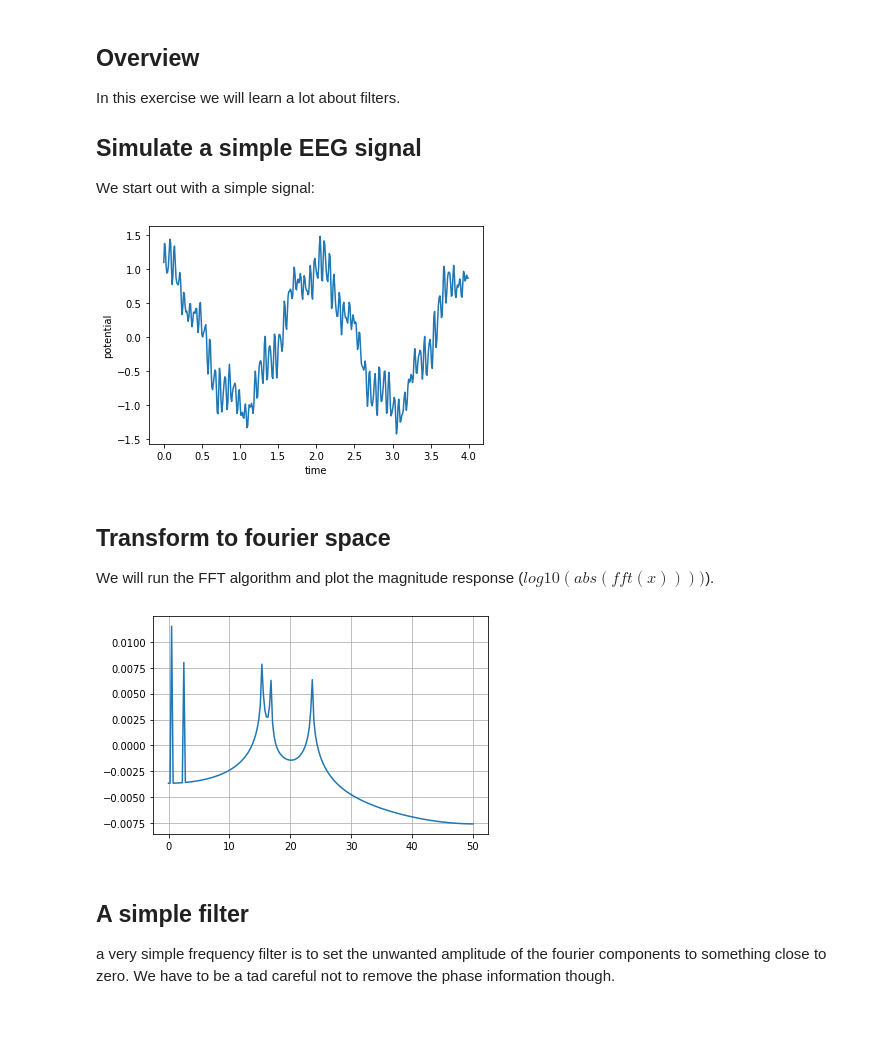
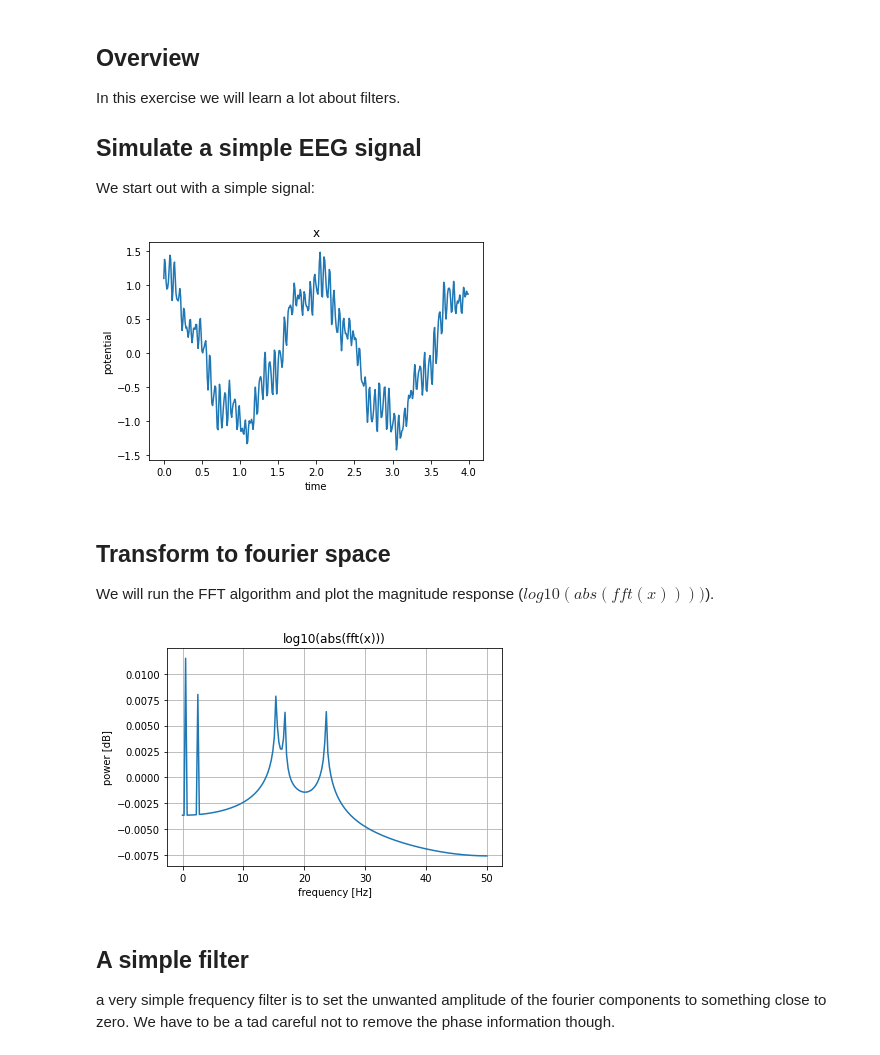
Before and after one commit to christianreiser/course_eeg_WS2020, a Jupyter notebook: exercises/ex2.ipynb, the cells around one changed output. Cells and saved outputs as stored; diff of their text form; code cells hidden in the pictures; blank space fills up the shorter version.

```diff
--- a/exercises/ex2.ipynb
+++ b/exercises/ex2.ipynb
@@ -11,23 +11,24 @@ We start out with a simple signal:
 # %%
 from numpy import cos, sin, pi,  arange
 import matplotlib.pyplot as plt
 %matplotlib inline
 from matplotlib.pyplot import figure
 
 sample_rate = 100.0 # samples / sec
 nsamples = 400
 t = arange(nsamples) / sample_rate
 x = cos(2*pi*0.5*t) + 0.2*sin(2*pi*2.5*t+0.1) + \
         0.2*sin(2*pi*15.3*t) + 0.1*sin(2*pi*16.7*t + 0.1) + \
             0.1*sin(2*pi*23.45*t+.8)
 
 # Plot the signal against time.
 plt.plot(t,x)
+plt.title('x')
 plt.ylabel('potential')
 plt.xlabel('time')
 plt.show()
 # %% [output]
-[figure, old version]
+[figure, new version]
 # %% [markdown]
 ## Transform to fourier space
 We will run the FFT algorithm and plot the magnitude response ($log10(abs(fft(x))))$).
@@ -53,10 +54,13 @@ xf_mag = np.log10(abs(fft(x)))
 
 tf = np.linspace(0.0, 1.0/(2.0/sample_rate), nsamples//2)
 plt.plot(tf, 2.0/nsamples * xf_mag[0:nsamples//2])
+plt.title('log10(abs(fft(x)))')
+plt.ylabel('power [dB]')
+plt.xlabel('frequency [Hz]')
 plt.grid()
 plt.show()
 # %% [output]
-[figure, old version]
+[figure, new version]
 # %% [markdown]
 ## A simple filter
 a very simple frequency filter is to set the unwanted amplitude of the fourier components to something close to zero.  We have to be a tad careful not to remove the phase information though.
```
Also changed, not shown: parts of 27 cells of this notebook.
